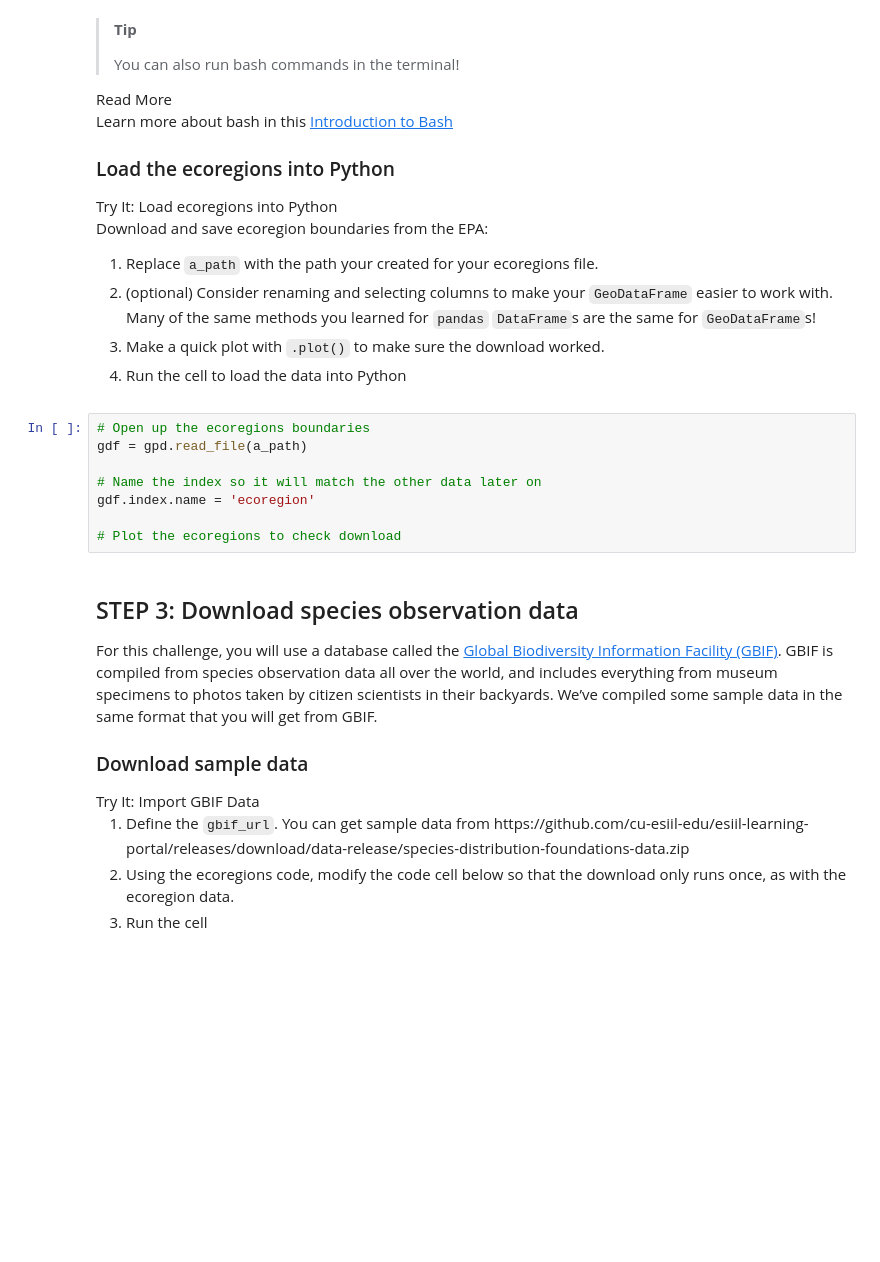
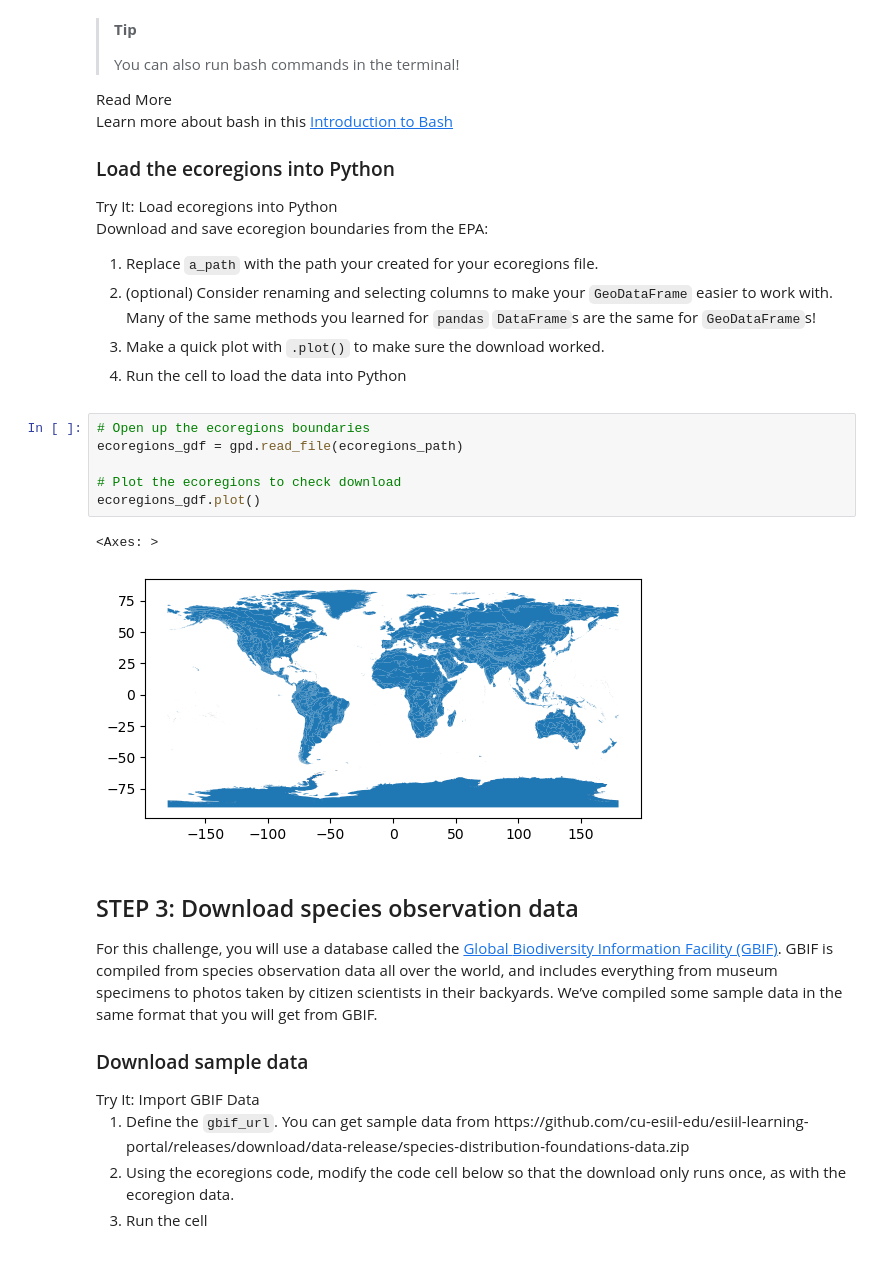
Before and after one commit to earthlab-education/species-distribution-coding-challenge-ZimmZone, a Jupyter notebook: notebooks/species-distribution-31-wrangle.ipynb, the cells around one changed output. Saved outputs shown, nothing was run; the diff lists cells and outputs as text; blank space fills up the shorter version.

```diff
--- a/notebooks/species-distribution-31-wrangle.ipynb
+++ b/notebooks/species-distribution-31-wrangle.ipynb
@@ -155,12 +156,13 @@ download worked.</li>
 </ol></div></div>
 # %%
 # Open up the ecoregions boundaries
-gdf = gpd.read_file(a_path)
-
-# Name the index so it will match the other data later on
-gdf.index.name = 'ecoregion'
+ecoregions_gdf = gpd.read_file(ecoregions_path)
 
 # Plot the ecoregions to check download
+ecoregions_gdf.plot()
+# %% [output]
+<Axes: >
+[figure, added]
 # %% [markdown]
 ## STEP 3: Download species observation data
 
```
Also changed, not shown: parts of 4 cells of this notebook.
